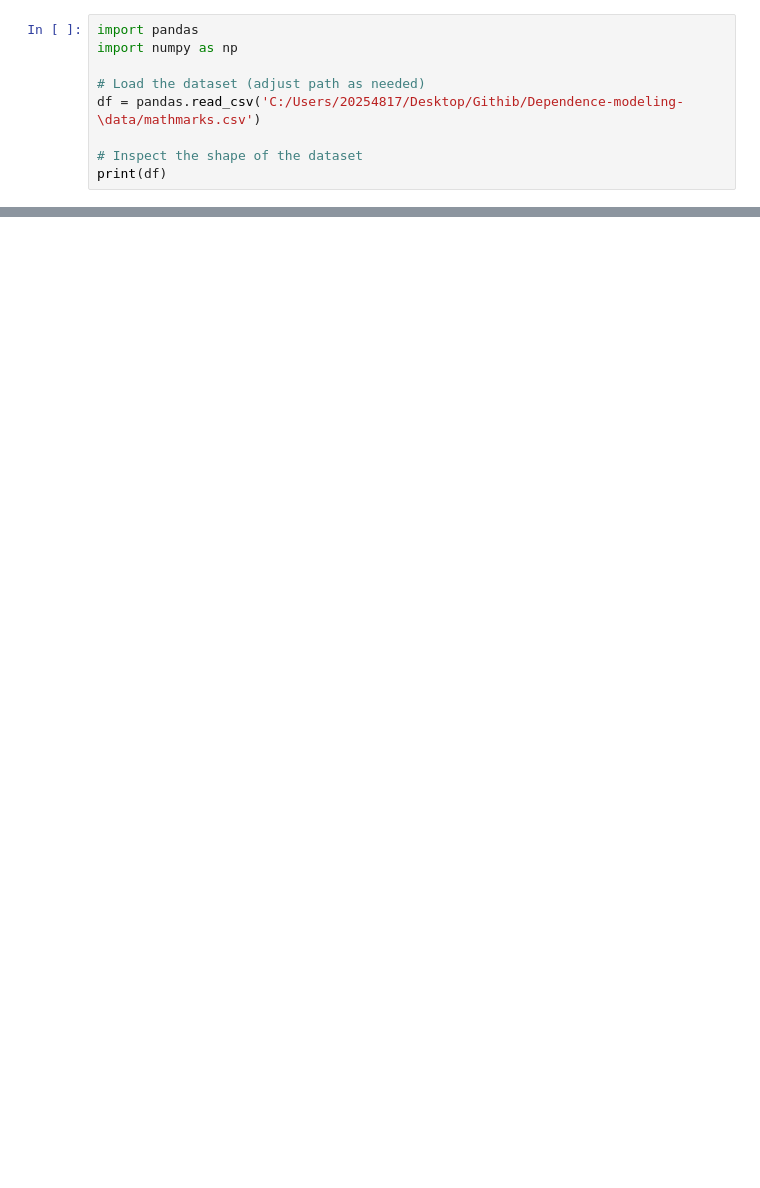
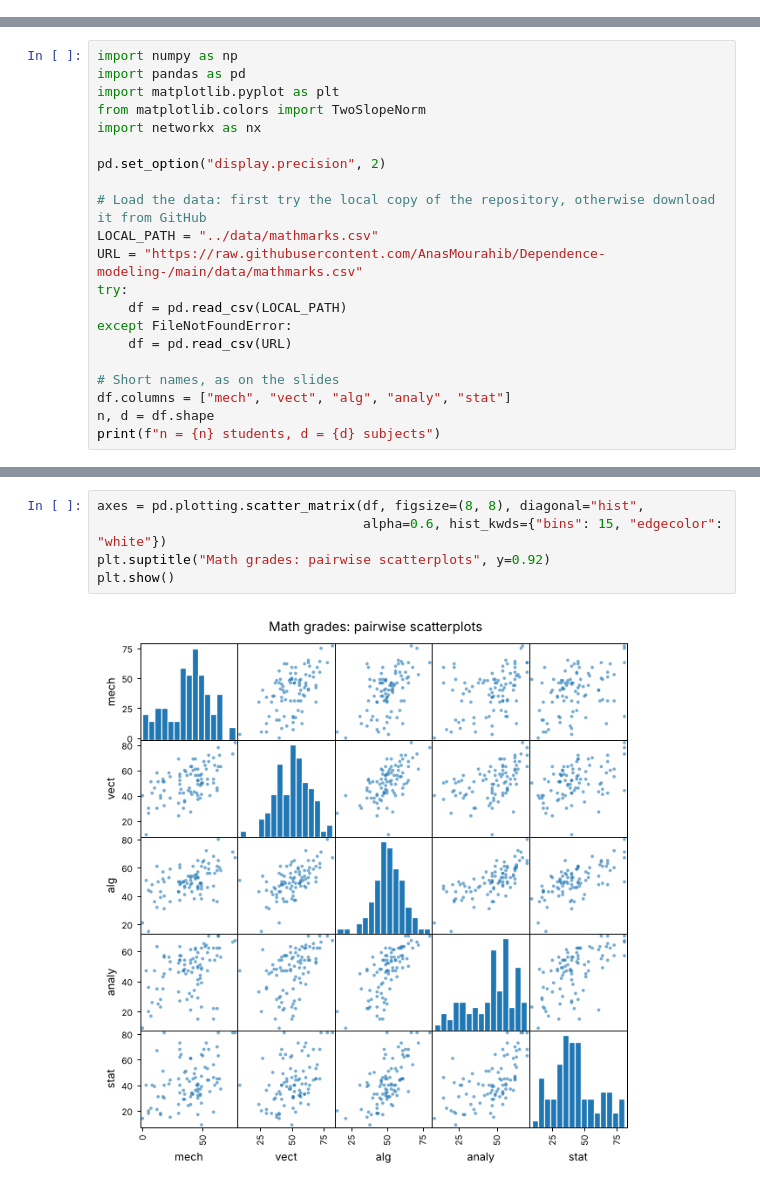
Before and after one commit to AnasMourahib/Dependence-modeling-, a Jupyter notebook: Session2/math_grades_ggm.ipynb, the cells around one changed output, grey strips where cells are left out. Drawn from its saved outputs; the diff is of its cells as text; blank space fills up the shorter version.

```diff
--- a/Session2/math_grades_ggm.ipynb
+++ b/Session2/math_grades_ggm.ipynb
@@ -4,9 +0,0 @@ This notebook demonstrates how to compute covariance and precision matrices for
-# %%
-import pandas
-import numpy as np
-
-# Load the dataset (adjust path as needed)
-df = pandas.read_csv('C:/Users/20254817/Desktop/Githib/Dependence-modeling-\data/mathmarks.csv')
-
-# Inspect the shape of the dataset
-print(df)
@@ -58,0 +18,21 @@ print(precision_mat)
+# %%
+import numpy as np
+import pandas as pd
+import matplotlib.pyplot as plt
+from matplotlib.colors import TwoSlopeNorm
+import networkx as nx
+
+pd.set_option("display.precision", 2)
+
+# Load the data: first try the local copy of the repository, otherwise download it from GitHub
+LOCAL_PATH = "../data/mathmarks.csv"
+URL = "https://raw.githubusercontent.com/AnasMourahib/Dependence-modeling-/main/data/mathmarks.csv"
+try:
+    df = pd.read_csv(LOCAL_PATH)
+except FileNotFoundError:
+    df = pd.read_csv(URL)
+
+# Short names, as on the slides
+df.columns = ["mech", "vect", "alg", "analy", "stat"]
+n, d = df.shape
+print(f"n = {n} students, d = {d} subjects")
@@ -58,0 +70,7 @@ print(precision_mat)
+# %%
+axes = pd.plotting.scatter_matrix(df, figsize=(8, 8), diagonal="hist",
+                                  alpha=0.6, hist_kwds={"bins": 15, "edgecolor": "white"})
+plt.suptitle("Math grades: pairwise scatterplots", y=0.92)
+plt.show()
+# %% [output]
+[figure, added]
```
Also changed, not shown: parts of 27 cells of this notebook.
